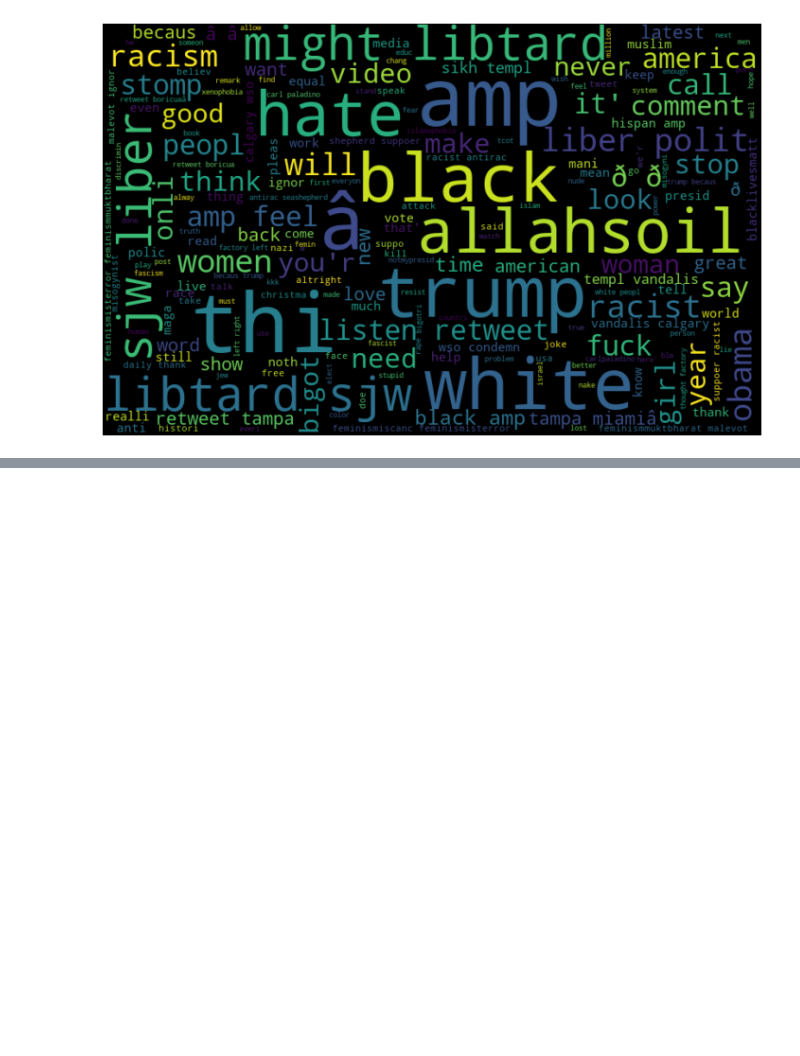
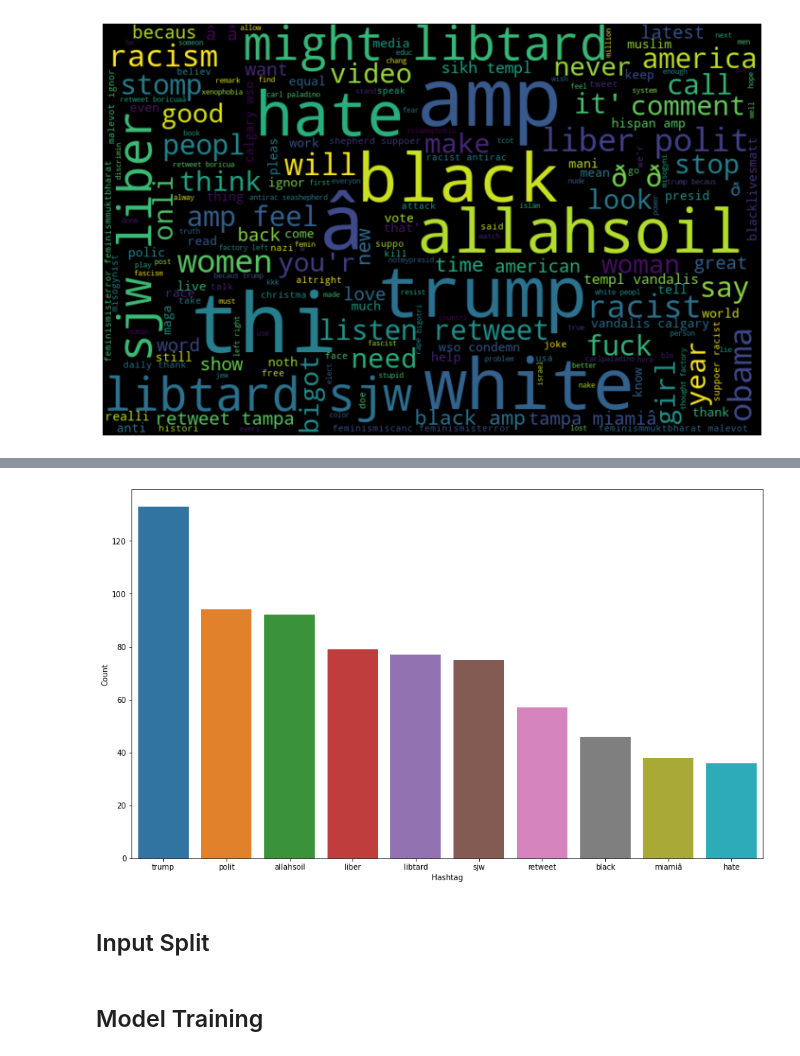
Before and after one commit to Lakshay-garg/Tweet-Sentiment-analysis, a Jupyter notebook: Tweet sentiment analysis.ipynb, the cells around one changed output, grey strips where cells are left out. Drawn from its saved outputs; the diff is of its cells as text; code cells hidden in the pictures; blank space fills up the shorter version.

```diff
--- a/Tweet sentiment analysis.ipynb
+++ b/Tweet sentiment analysis.ipynb
@@ -223,0 +224,5 @@ plt.show()
+# %%
+freq = nltk.FreqDist(ht_neg)
+n = pd.DataFrame({'Hashtag': list(freq.keys()),
+                'Count': list(freq.values())})
+n.head()
@@ -223,0 +236,10 @@ plt.show()
+# %%
+#select top 10 hastags
+n = n.nlargest(n=10,columns='Count')
+plt.figure(figsize=(15,9))
+sns.barplot(x='Hashtag',y='Count',data=n)
+plt.show()
+# %% [output]
+[figure, added]
+# %% [markdown]
+## Input Split
@@ -223,0 +256,2 @@ plt.show()
+# %% [markdown]
+## Model Training
```
Also changed, not shown: parts of 27 cells of this notebook.
